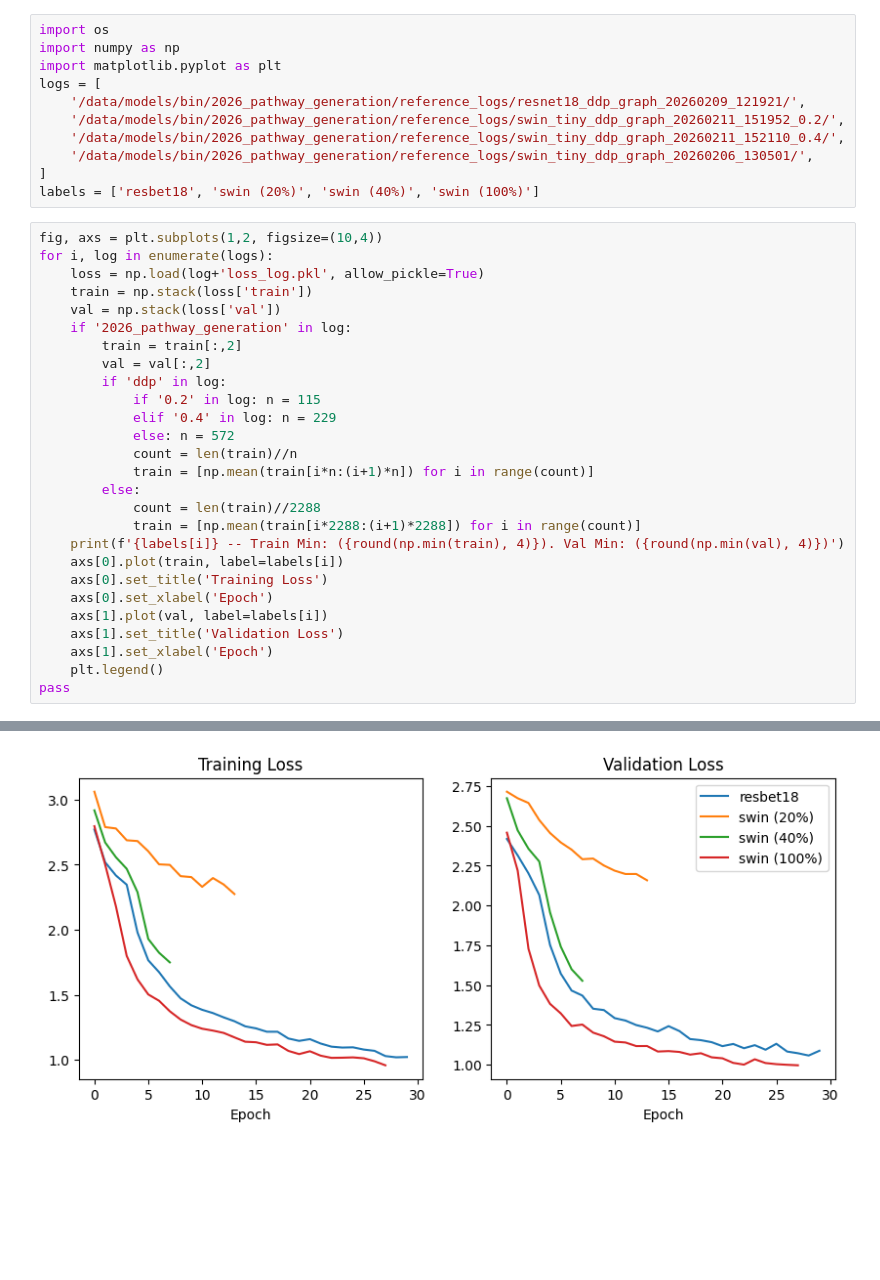
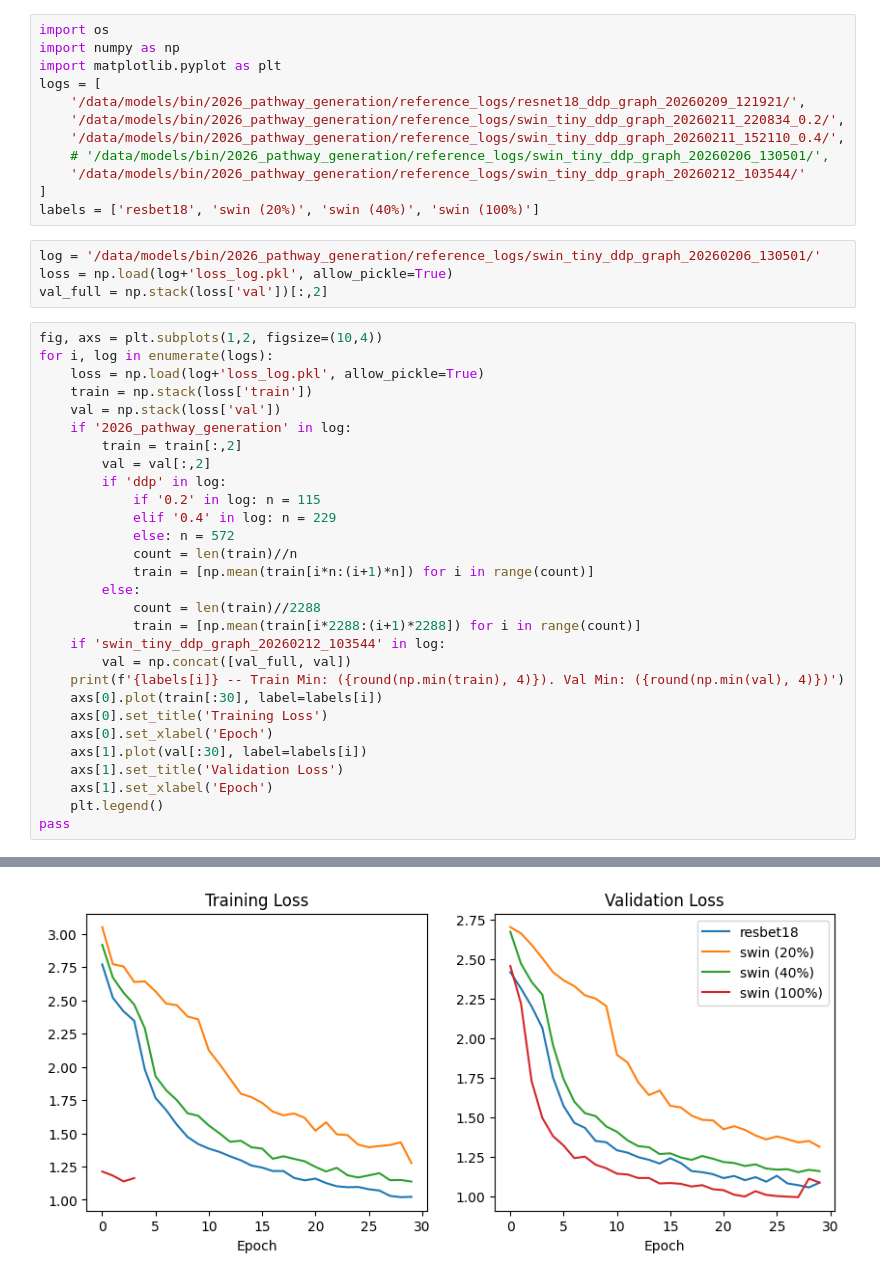
Before and after one commit to BeanHam/2026-pathway-generation, a Jupyter notebook: reference/loss_check.ipynb, the cells around one changed output, grey strips where cells are left out. Saved outputs shown, nothing was run; the diff lists cells and outputs as text; blank space fills up the shorter version.

```diff
--- a/reference/loss_check.ipynb
+++ b/reference/loss_check.ipynb
@@ -4,11 +4,16 @@ import numpy as np
 import matplotlib.pyplot as plt
 logs = [
     '/data/models/bin/2026_pathway_generation/reference_logs/resnet18_ddp_graph_20260209_121921/',
-    '/data/models/bin/2026_pathway_generation/reference_logs/swin_tiny_ddp_graph_20260211_151952_0.2/',
+    '/data/models/bin/2026_pathway_generation/reference_logs/swin_tiny_ddp_graph_20260211_220834_0.2/',
     '/data/models/bin/2026_pathway_generation/reference_logs/swin_tiny_ddp_graph_20260211_152110_0.4/',
-    '/data/models/bin/2026_pathway_generation/reference_logs/swin_tiny_ddp_graph_20260206_130501/',
+    # '/data/models/bin/2026_pathway_generation/reference_logs/swin_tiny_ddp_graph_20260206_130501/',
+    '/data/models/bin/2026_pathway_generation/reference_logs/swin_tiny_ddp_graph_20260212_103544/'
 ]
 labels = ['resbet18', 'swin (20%)', 'swin (40%)', 'swin (100%)']
+# %%
+log = '/data/models/bin/2026_pathway_generation/reference_logs/swin_tiny_ddp_graph_20260206_130501/'
+loss = np.load(log+'loss_log.pkl', allow_pickle=True)
+val_full = np.stack(loss['val'])[:,2]
 # %%
 fig, axs = plt.subplots(1,2, figsize=(10,4))
 for i, log in enumerate(logs):
@@ -27,11 +32,13 @@ for i, log in enumerate(logs):
         else:
             count = len(train)//2288
             train = [np.mean(train[i*2288:(i+1)*2288]) for i in range(count)]
+    if 'swin_tiny_ddp_graph_20260212_103544' in log:
+        val = np.concat([val_full, val])
     print(f'{labels[i]} -- Train Min: ({round(np.min(train), 4)}). Val Min: ({round(np.min(val), 4)})')
-    axs[0].plot(train, label=labels[i])
+    axs[0].plot(train[:30], label=labels[i])
     axs[0].set_title('Training Loss')
     axs[0].set_xlabel('Epoch')
-    axs[1].plot(val, label=labels[i])
+    axs[1].plot(val[:30], label=labels[i])
     axs[1].set_title('Validation Loss')
     axs[1].set_xlabel('Epoch')
     plt.legend()
@@ -44 +51 @@ swin (100%) -- Train Min: (0.9585). Val Min: (0.9964)
-[figure, old version]
+[figure, new version]
```
Also changed, not shown: parts of 1 cell of this notebook, 7 other files.
